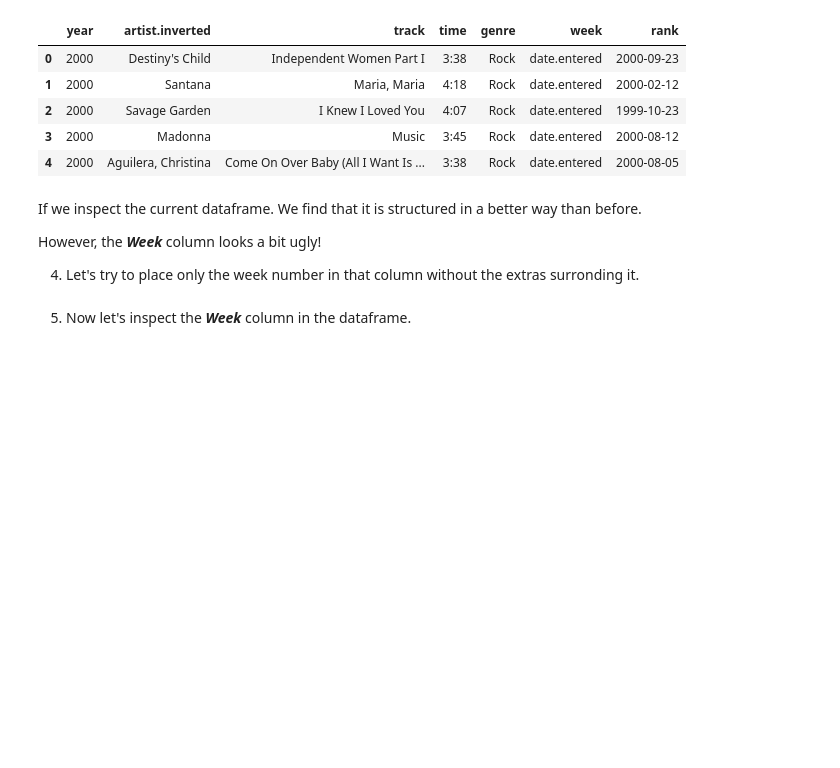
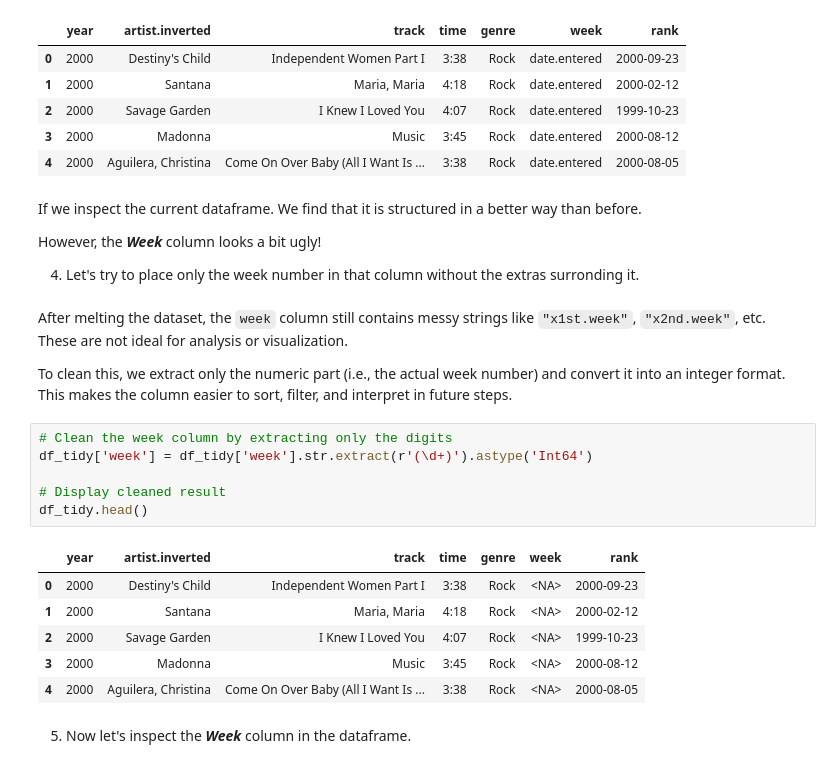
Before and after one commit to FenilPatel1279/lab-mlp, a Jupyter notebook: week5Lab_Students (1).ipynb, the cells around one changed output. Cells and saved outputs as stored; diff of their text form; blank space fills up the shorter version.

```diff
--- a/week5Lab_Students (1).ipynb
+++ b/week5Lab_Students (1).ipynb
@@ -197,5 +197,22 @@ If we inspect the current dataframe. We find that it is structured in a better w
 However, the ***Week*** column looks a bit ugly!
 
 4. Let's try to place only the week number in that column without the extras surronding it.
+# %% [markdown]
+After melting the dataset, the `week` column still contains messy strings like `"x1st.week"`, `"x2nd.week"`, etc. These are not ideal for analysis or visualization.
+
+To clean this, we extract only the numeric part (i.e., the actual week number) and convert it into an integer format. This makes the column easier to sort, filter, and interpret in future steps.
+# %%
+# Clean the week column by extracting only the digits
+df_tidy['week'] = df_tidy['week'].str.extract(r'(\d+)').astype('Int64')
+
+# Display cleaned result
+df_tidy.head()
+# %% [output]
+|  | year | artist.inverted | track | time | genre | week | rank |
+| 0 | 2000 | Destiny's Child | Independent Women Part I | 3:38 | Rock | <NA> | 2000-09-23 |
+| 1 | 2000 | Santana | Maria, Maria | 4:18 | Rock | <NA> | 2000-02-12 |
+| 2 | 2000 | Savage Garden | I Knew I Loved You | 4:07 | Rock | <NA> | 1999-10-23 |
+| 3 | 2000 | Madonna | Music | 3:45 | Rock | <NA> | 2000-08-12 |
+| 4 | 2000 | Aguilera, Christina | Come On Over Baby (All I Want Is ... | 3:38 | Rock | <NA> | 2000-08-05 |
 # %% [markdown]
 5. Now let's inspect the ***Week*** column in the dataframe.
```
Also changed, not shown: parts of 5 cells of this notebook.
